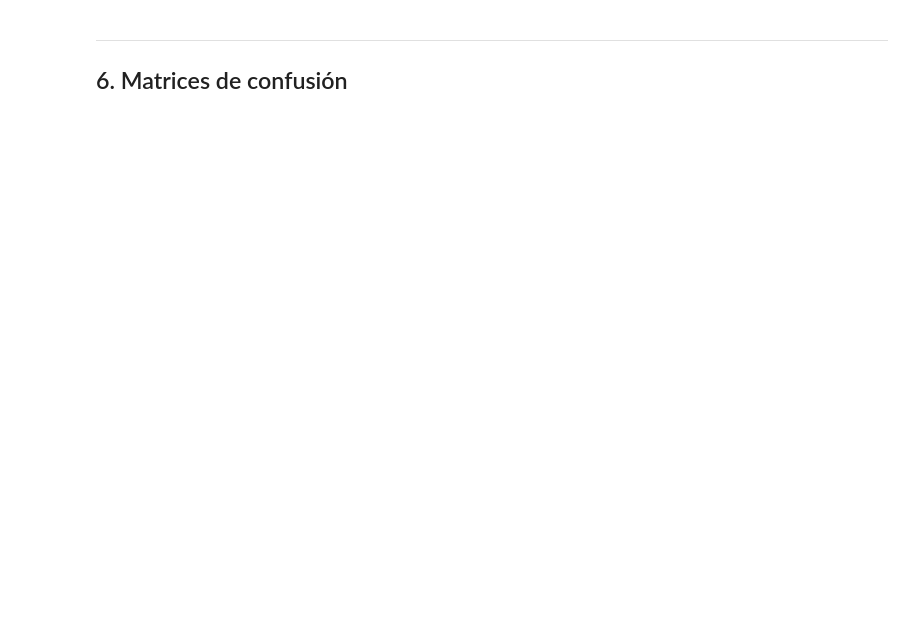
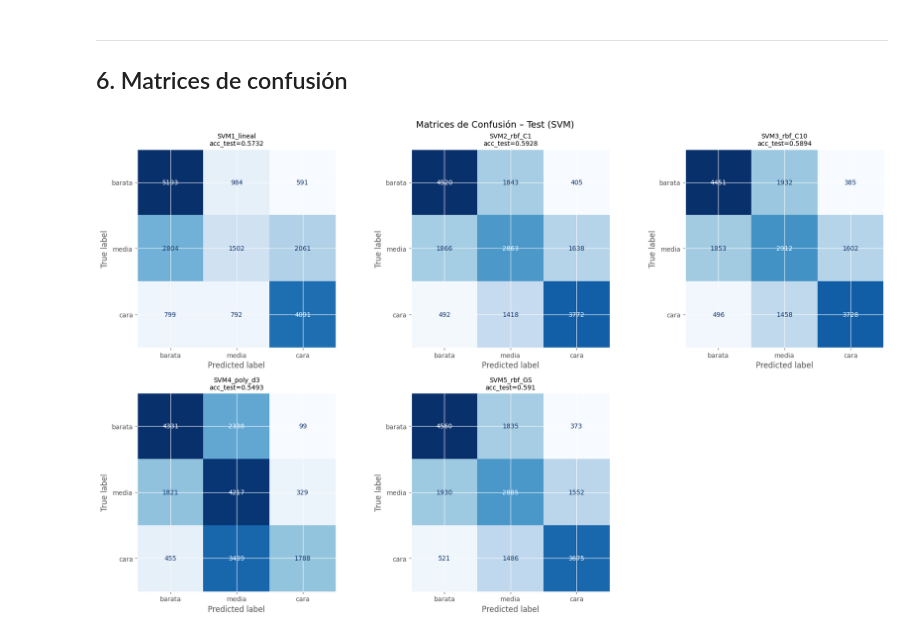
Before and after one commit to JPLopez23/Lab8Min, a Jupyter notebook: laboratorio8.ipynb, the cells around one changed output. Saved outputs shown, nothing was run; the diff lists cells and outputs as text; code cells hidden in the pictures; blank space fills up the shorter version.

```diff
--- a/laboratorio8.ipynb
+++ b/laboratorio8.ipynb
@@ -304,14 +293,11 @@ print(f'SVM5 (tuneado): acc_train={acc_train[nombre_gs]}  acc_test={acc_test[nom
 ---
 ## 5. Predicciones con cada modelo
 # %%
-predicciones = {}
-for nombre, modelo in modelos.items():
-    predicciones[nombre] = modelo.predict(X_test_sc)
+preds_clf = {nombre: modelo.predict(X_test_clf_sc)
+             for nombre, modelo in modelos_clf.items()}
 
-# Vista de muestra de predicciones del modelo tuneado
-pred_df = pd.DataFrame({
-    'Real': y_test.values[:15],
-    'SVM5_tuneado': predicciones['SVM5_rbf_tuneado'][:15]
-})
-print('Muestra de predicciones vs valores reales (primeras 15 filas):')
-print(pred_df.to_string(index=False))
+sample = pd.DataFrame({'Real': y_test_clf.values[:20]})
+for nombre, preds in preds_clf.items():
+    sample[nombre] = preds[:20]
+print('Muestra de predicciones vs valores reales (primeras 20 filas):')
+print(sample.to_string(index=False))
@@ -321,18 +325,16 @@ print(pred_df.to_string(index=False))
 # %%
 clases = ['barata', 'media', 'cara']
 
 fig, axes = plt.subplots(2, 3, figsize=(18, 11))
 axes = axes.flatten()
-
-for i, (nombre, preds) in enumerate(predicciones.items()):
-    cm = confusion_matrix(y_test, preds, labels=clases)
-    disp = ConfusionMatrixDisplay(cm, display_labels=clases)
-    disp.plot(ax=axes[i], colorbar=False, cmap='Blues')
-    axes[i].set_title(f'{nombre}\nacc={acc_test[nombre]}', fontsize=11)
-
-# Ocultar eje sobrante
+for i, (nombre, preds) in enumerate(preds_clf.items()):
+    cm = confusion_matrix(y_test_clf, preds, labels=clases)
+    ConfusionMatrixDisplay(cm, display_labels=clases).plot(
+        ax=axes[i], colorbar=False, cmap='Blues')
+    axes[i].set_title(f'{nombre}\nacc_test={acc_test_clf[nombre]}', fontsize=10)
 axes[-1].set_visible(False)
-plt.suptitle('Matrices de Confusión – Conjunto de Prueba', fontsize=14, y=1.01)
-plt.tight_layout()
-plt.show()
+plt.suptitle('Matrices de Confusión – Test (SVM)', fontsize=14)
+plt.tight_layout(); plt.show()
+# %% [output]
+[figure, added]
 # %%
```
Also changed, not shown: parts of 34 cells of this notebook.
